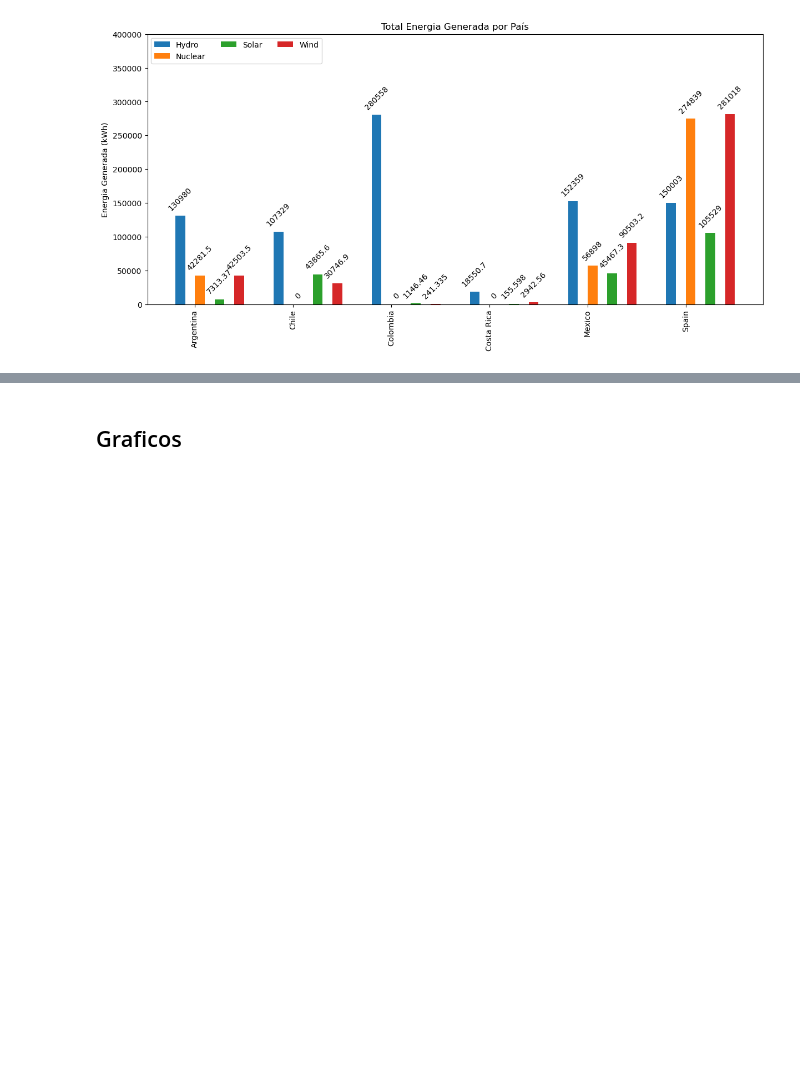
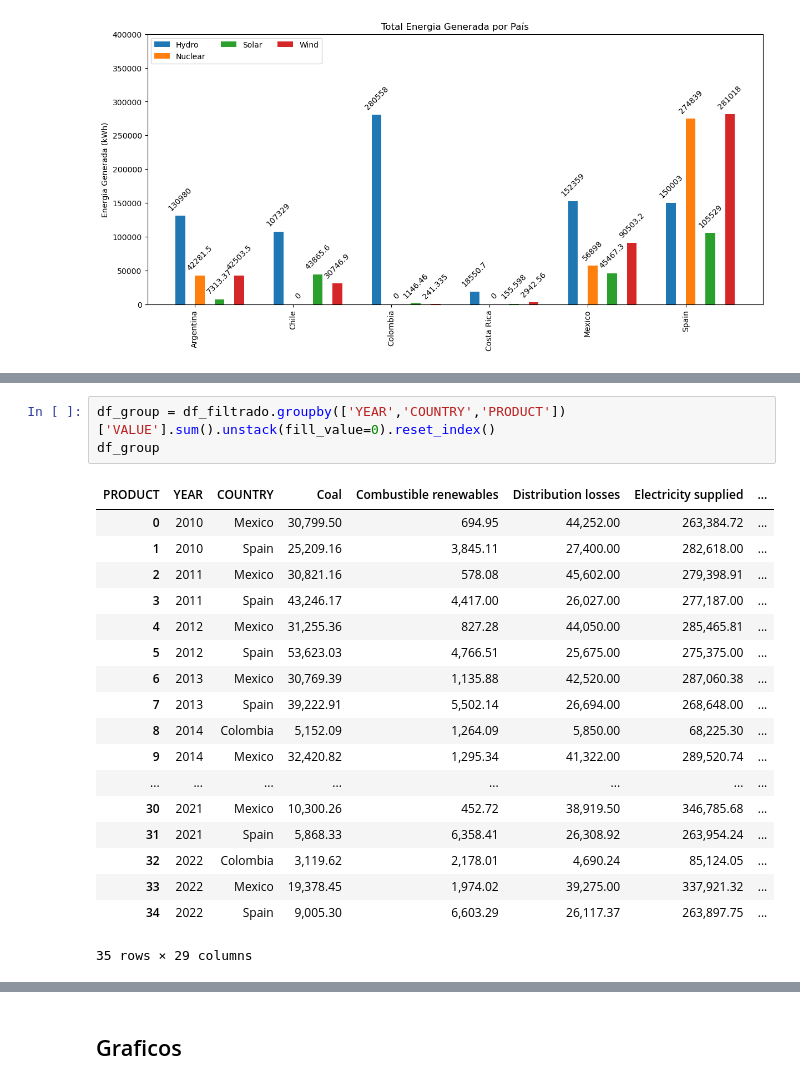
Before and after one commit to cdlondonoSolla/Limpieza_Datos, a Jupyter notebook: Proyecto Final/app.ipynb, the cells around one changed output, grey strips where cells are left out. Saved outputs shown, nothing was run; the diff lists cells and outputs as text; blank space fills up the shorter version.

```diff
--- a/Proyecto Final/app.ipynb
+++ b/Proyecto Final/app.ipynb
@@ -244,0 +268,22 @@ plt.show()
+# %%
+df_group = df_filtrado.groupby(['YEAR','COUNTRY','PRODUCT'])['VALUE'].sum().unstack(fill_value=0).reset_index()
+df_group
+# %% [output]
+| PRODUCT | YEAR | COUNTRY | Coal | Combustible renewables | Distribution losses | Electricity supplied | ... |
+| 0 | 2010 | Mexico | 30,799.50 | 694.95 | 44,252.00 | 263,384.72 | ... |
+| 1 | 2010 | Spain | 25,209.16 | 3,845.11 | 27,400.00 | 282,618.00 | ... |
+| 2 | 2011 | Mexico | 30,821.16 | 578.08 | 45,602.00 | 279,398.91 | ... |
+| 3 | 2011 | Spain | 43,246.17 | 4,417.00 | 26,027.00 | 277,187.00 | ... |
+| 4 | 2012 | Mexico | 31,255.36 | 827.28 | 44,050.00 | 285,465.81 | ... |
+| 5 | 2012 | Spain | 53,623.03 | 4,766.51 | 25,675.00 | 275,375.00 | ... |
+| 6 | 2013 | Mexico | 30,769.39 | 1,135.88 | 42,520.00 | 287,060.38 | ... |
+| 7 | 2013 | Spain | 39,222.91 | 5,502.14 | 26,694.00 | 268,648.00 | ... |
+| 8 | 2014 | Colombia | 5,152.09 | 1,264.09 | 5,850.00 | 68,225.30 | ... |
+| 9 | 2014 | Mexico | 32,420.82 | 1,295.34 | 41,322.00 | 289,520.74 | ... |
+| ... | ... | ... | ... | ... | ... | ... | ... |
+| 30 | 2021 | Mexico | 10,300.26 | 452.72 | 38,919.50 | 346,785.68 | ... |
+| 31 | 2021 | Spain | 5,868.33 | 6,358.41 | 26,308.92 | 263,954.24 | ... |
+| 32 | 2022 | Colombia | 3,119.62 | 2,178.01 | 4,690.24 | 85,124.05 | ... |
+| 33 | 2022 | Mexico | 19,378.45 | 1,974.02 | 39,275.00 | 337,921.32 | ... |
+| 34 | 2022 | Spain | 9,005.30 | 6,603.29 | 26,117.37 | 263,897.75 | ... |
+35 rows × 29 columns
```
Also changed, not shown: parts of 6 cells of this notebook.
